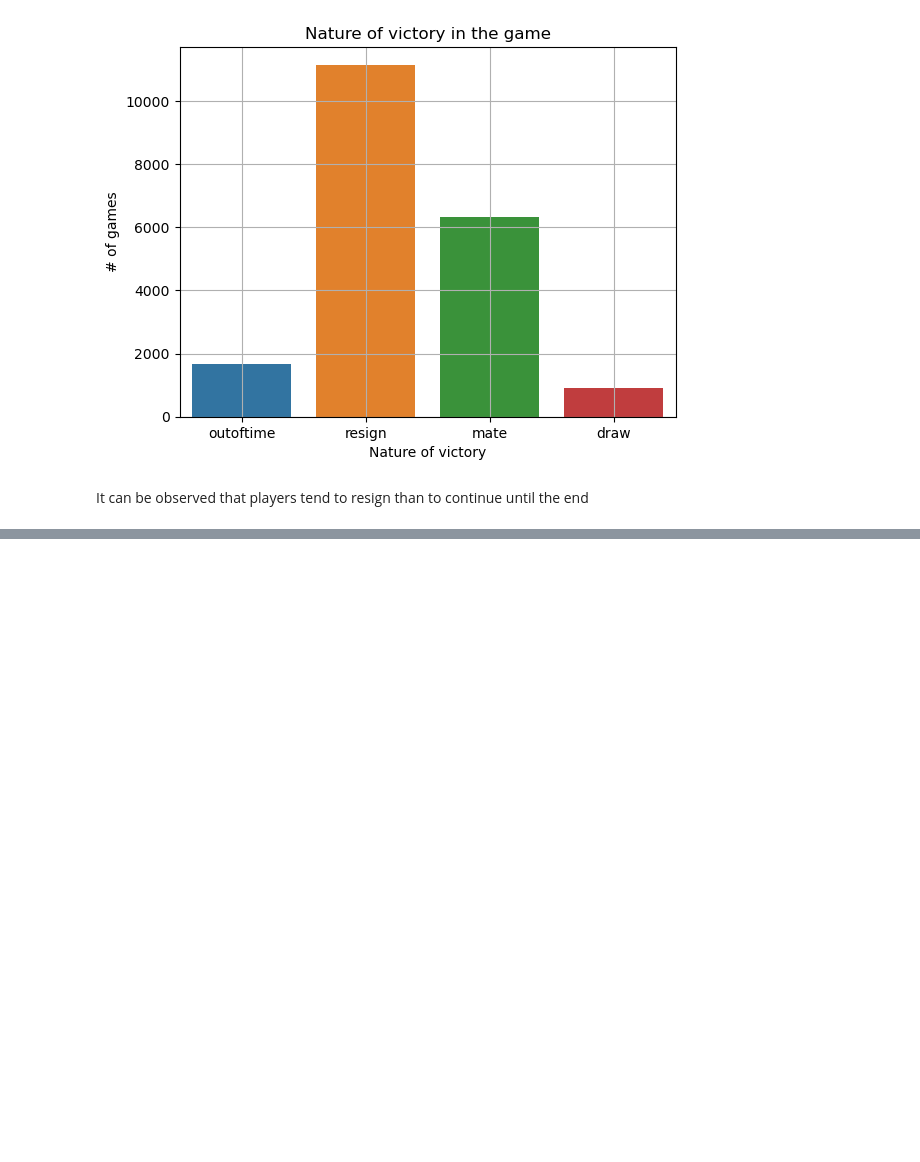
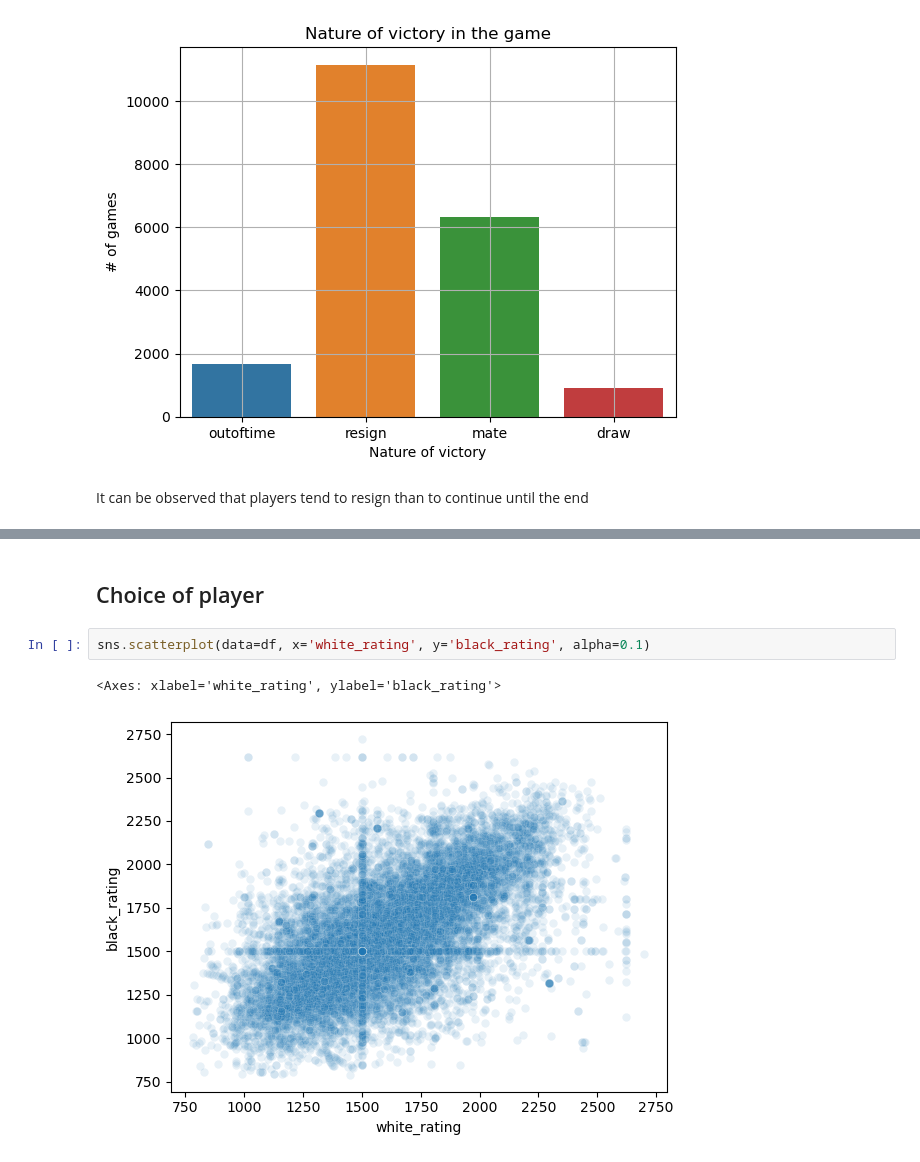
Before and after one commit to avezshariq/DataScience, a Jupyter notebook: chess/lichess.ipynb, the cells around one changed output, grey strips where cells are left out. Saved outputs shown, nothing was run; the diff lists cells and outputs as text; blank space fills up the shorter version.

```diff
--- a/chess/lichess.ipynb
+++ b/chess/lichess.ipynb
@@ -96,0 +147,7 @@ plt.show()
+# %% [markdown]
+## Choice of player
+# %%
+sns.scatterplot(data=df, x='white_rating', y='black_rating', alpha=0.1)
+# %% [output]
+<Axes: xlabel='white_rating', ylabel='black_rating'>
+[figure, added]
```
Also changed, not shown: parts of 18 cells of this notebook.
